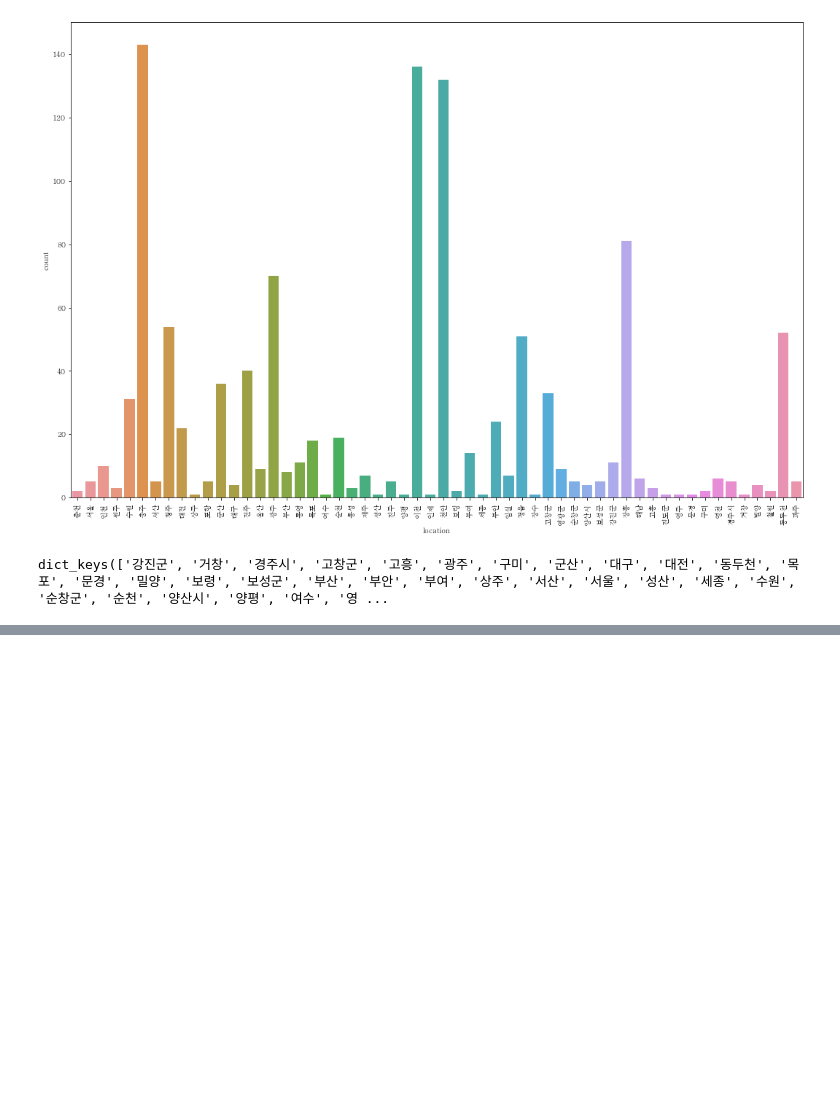
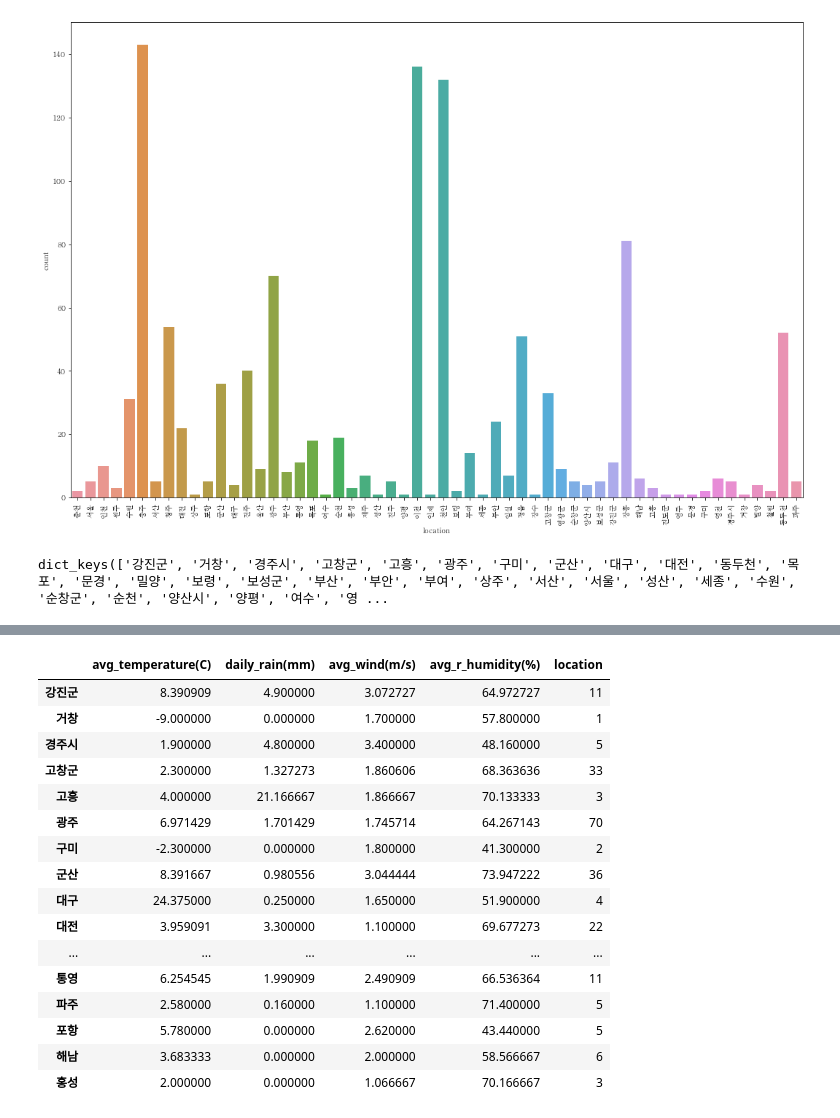
Before and after one commit to jiwoo-coding/aiai, a Jupyter notebook: HPAI kk.ipynb, the cells around one changed output, grey strips where cells are left out. Cells and saved outputs as stored; diff of their text form; code cells hidden in the pictures; blank space fills up the shorter version.

```diff
--- a/HPAI kk.ipynb
+++ b/HPAI kk.ipynb
@@ -312,0 +302,4 @@ hpai1
+# %%
+#hpai1 지역별로 그룹바이하기
+hphp=hpai1.groupby('location')
+print(hphp)
@@ -312,0 +313,5 @@ hpai1
+# %%
+#지역별 평균 날씨
+hhh=hphp.mean()
+print(hhh)
+print(hpai1)
@@ -312,0 +358,4 @@ hpai1
+# %%
+#지역별 발생건수 카운팅(내림차순)
+aiai = hpai1['location'].value_counts()
+aiai
@@ -312,0 +380,4 @@ hpai1
+# %%
+#데이터프레임화 (두개 합치려고)
+aiai_df = pd.DataFrame(aiai)
+aiai_df
@@ -312,0 +402,23 @@ hpai1
+# %%
+#두개 합치긔
+sum_df = [hhh, aiai_df]
+HP = pd.concat(sum_df, axis=1)
+HP
+# %% [output]
+|  | avg_temperature(C) | daily_rain(mm) | avg_wind(m/s) | avg_r_humidity(%) | location |
+| 강진군 | 8.390909 | 4.900000 | 3.072727 | 64.972727 | 11 |
+| 거창 | -9.000000 | 0.000000 | 1.700000 | 57.800000 | 1 |
+| 경주시 | 1.900000 | 4.800000 | 3.400000 | 48.160000 | 5 |
+| 고창군 | 2.300000 | 1.327273 | 1.860606 | 68.363636 | 33 |
+| 고흥 | 4.000000 | 21.166667 | 1.866667 | 70.133333 | 3 |
+| 광주 | 6.971429 | 1.701429 | 1.745714 | 64.267143 | 70 |
+| 구미 | -2.300000 | 0.000000 | 1.800000 | 41.300000 | 2 |
+| 군산 | 8.391667 | 0.980556 | 3.044444 | 73.947222 | 36 |
+| 대구 | 24.375000 | 0.250000 | 1.650000 | 51.900000 | 4 |
+| 대전 | 3.959091 | 3.300000 | 1.100000 | 69.677273 | 22 |
+| ... | ... | ... | ... | ... | ... |
+| 통영 | 6.254545 | 1.990909 | 2.490909 | 66.536364 | 11 |
+| 파주 | 2.580000 | 0.160000 | 1.100000 | 71.400000 | 5 |
+| 포항 | 5.780000 | 0.000000 | 2.620000 | 43.440000 | 5 |
+| 해남 | 3.683333 | 0.000000 | 2.000000 | 58.566667 | 6 |
+| 홍성 | 2.000000 | 0.000000 | 1.066667 | 70.166667 | 3 |
```
Also changed, not shown: parts of 39 cells of this notebook.
